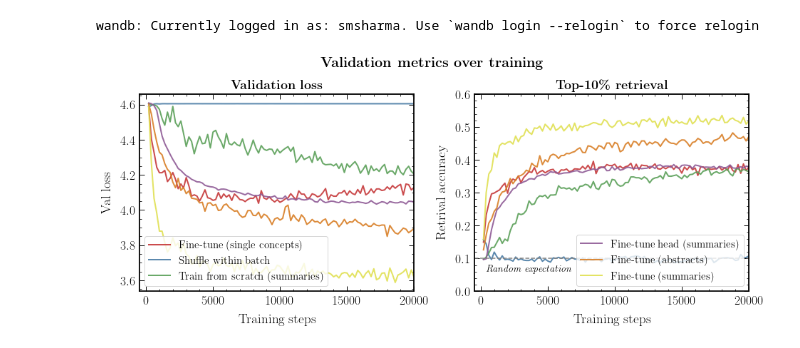
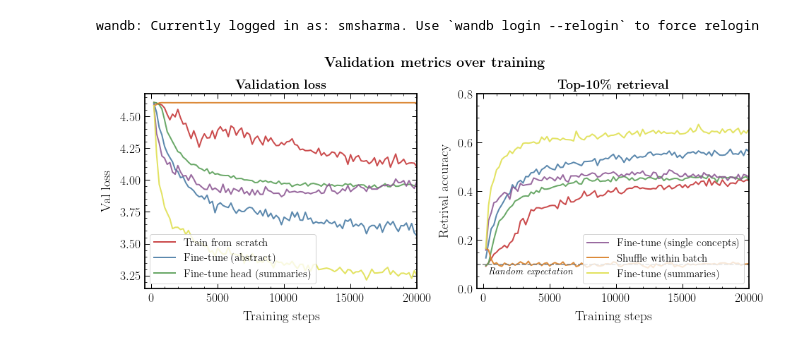
Before and after one commit to smsharma/PAPERCLIP-Hubble, a Jupyter notebook: notebooks/04_retrieval_acc.ipynb, the cells around one changed output. Saved outputs shown, nothing was run; the diff lists cells and outputs as text; code cells hidden in the pictures.

```diff
--- a/notebooks/04_retrieval_acc.ipynb
+++ b/notebooks/04_retrieval_acc.ipynb
@@ -100,20 +100,20 @@ wandb: Currently logged in as: smsharma. Use `wandb login --relogin` to force re
 # %%
 import numpy as np
 
-run_labels = ['pretty-aardvark-45',
-             'devout-hill-47',
-              'cool-aardvark-77',
-              'vibrant-feather-50',
-              'spring-snowball-56',
-              'fresh-jazz-58',
+run_labels = ['fresh-jazz-84',
+             'solar-fog-85',
+              'stellar-serenity-86',
+              'different-donkey-87',
+              'ancient-pine-88',
+              'pleasant-totem-89',
               ]
 
 run_legends = ['Fine-tune (summaries)',
-              "Fine-tune (abstracts)",
+              "Shuffle within batch",
                'Fine-tune (single concepts)',
-              'Fine-tune head (summaries)',
-               'Train from scratch (summaries)',
-               'Shuffle within batch',
+               "Fine-tune head (summaries)",
+               'Fine-tune (abstract)',
+               'Train from scratch',
                ]
 
 # Creating the dictionary
@@ -155,32 +155,32 @@ axes[0].set_xlim(-500, 20_000)
 # Getting handles and labels from ax[0]
 handles, labels = axes[0].get_legend_handles_labels()
 
 # Selecting half of the legend items
 half = len(handles) // 2
 selected_handles = handles[half:]
 selected_labels = labels[half:]
 
 axes[0].legend(handles[:half], labels[:half], frameon=True, framealpha=0.8, fontsize=15)
 
 # Plot for Top 10 Accuracy
 for run_name, (steps, accuracy) in top10_data.items():
     ls = '-' if run_dict[run_name] == "Shuffle within batch" else '-'
     axes[1].plot(list(200 * np.arange(1, len(steps) + 1)), list(accuracy), label=run_dict[run_name], lw=2., ls=ls)  # replace with correct key if different
 
 axes[1].set_title(r"\textbf{Top-10\% retrieval}")
 axes[1].set_xlabel("Training steps")
 axes[1].set_ylabel("Retrival accuracy")
 axes[1].axhline(0.1, color='grey', ls='--', lw=1.5)
-axes[1].set_ylim(0, 0.6)
+axes[1].set_ylim(0, 0.8)
 axes[1].set_xlim(-500, 20_000)
 axes[1].text(400, 0.06, r"\emph{Random expectation}", fontsize=14)
 
 fig.suptitle(r"\textbf{Validation metrics over training}", fontsize=20)
 # axes[1].legend(frameon=True, framealpha=0.8, fontsize=15)
 
 axes[1].legend(selected_handles, selected_labels, frameon=True, framealpha=0.8, fontsize=15, loc='lower right')
 
 plt.tight_layout()
 plt.savefig("../paper/plots/val_metrics.pdf")
 # %% [output]
-[figure, old version]
+[figure, new version]
```
Also changed, not shown: 4 other files.
